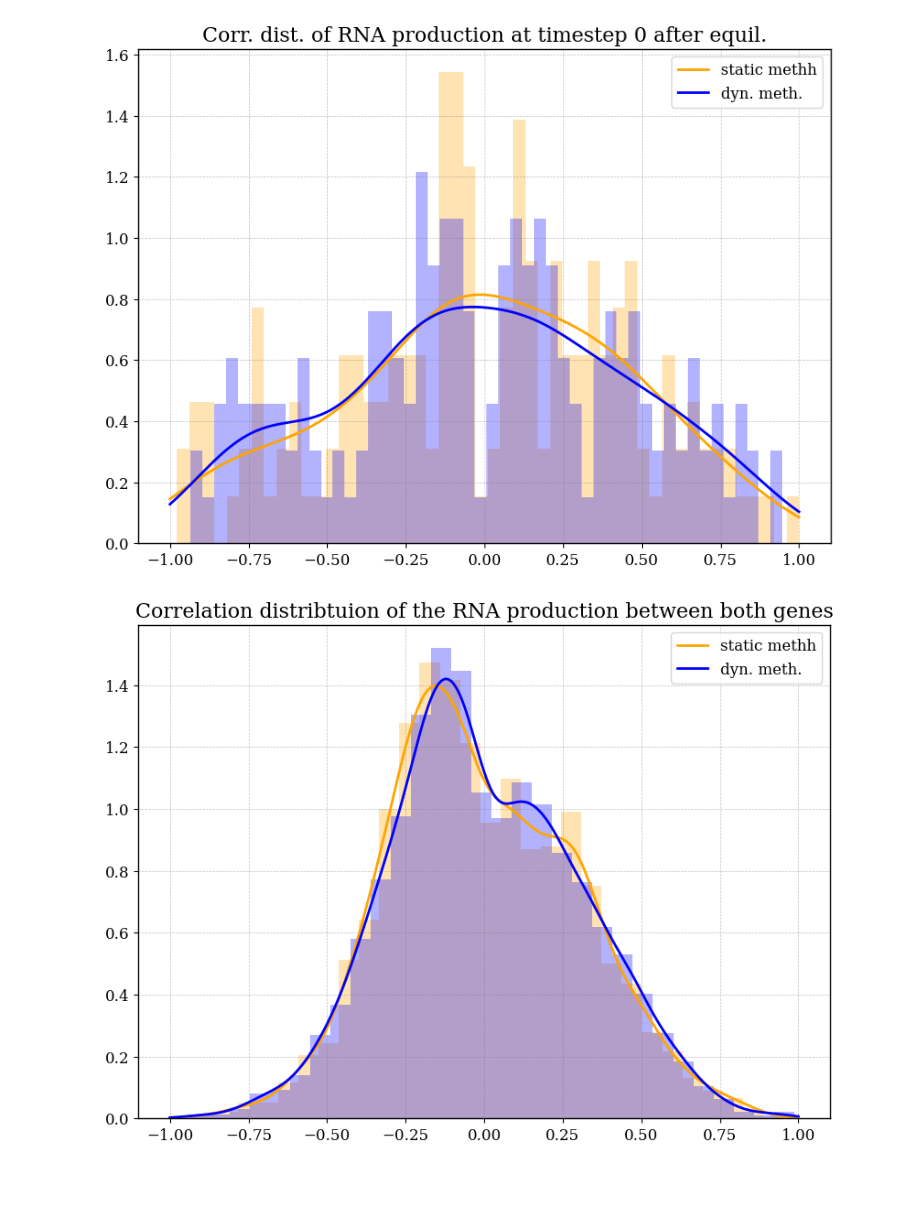
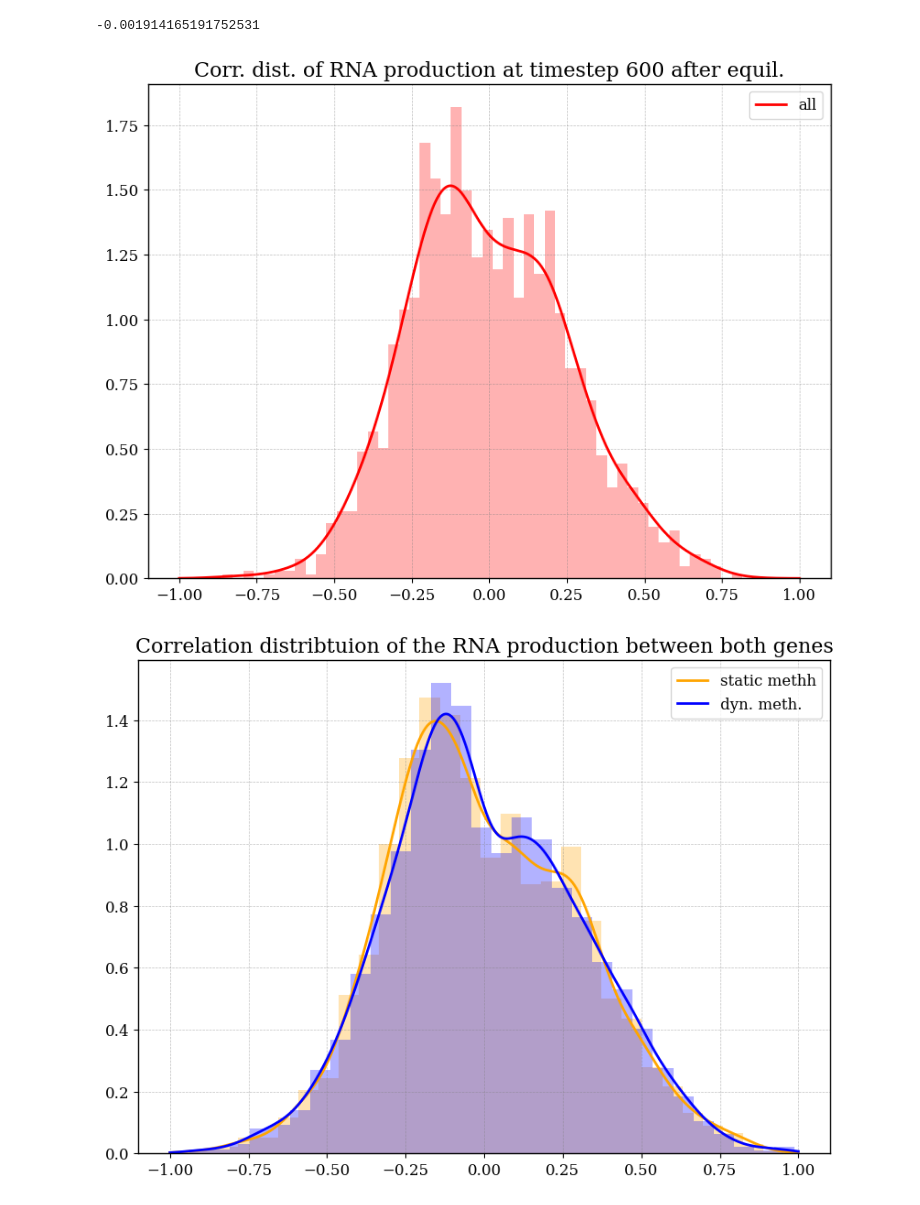
Before and after one commit to RicemanBoy/trafficRNA, a Jupyter notebook: trafficRNA.ipynb, the cells around one changed output. Cells and saved outputs as stored; diff of their text form; code cells hidden in the pictures.

Commit message:
get skewness to anti back, but avg corr still almost 0

```diff
--- a/trafficRNA.ipynb
+++ b/trafficRNA.ipynb
@@ -53,34 +53,41 @@ print(nice)
 # %%
 mod_corrx, mod_corrxm = corrx.T, corrxm.T
 
-time = 0
+time = 600
 
 corr1 = mod_corrx[:][time]
 corrm1 = mod_corrxm[:][time]
 
 corr1 = [i for i in corr1 if i != 100]
 corrm1 = [i for i in corrm1 if i != 100]
 
 hmm_corr1 = [i for i in corr1 if np.abs(i)>0]
 hmm_corrm1 = [i for i in corrm1 if np.abs(i)>0]
 
+print(np.mean(hmm_corr1+hmm_corrm1))
+
 kde = stats.gaussian_kde(hmm_corr1)
 
 kde_m = stats.gaussian_kde(hmm_corrm1)
 
 xx = np.linspace(-1,1, 1000)
 fig, ax = plt.subplots(figsize=(8,6))
 
-ax.hist(hmm_corr1, density=True, bins=50, alpha=0.3, color="orange")
-ax.hist(hmm_corrm1, density=True, bins=50, alpha=0.3, color="blue")
-ax.plot(xx, kde(xx), label="static methh", color="orange")
-ax.plot(xx, kde_m(xx), label="dyn. meth.", color="blue")
+# ax.hist(hmm_corr1, density=True, bins=50, alpha=0.3, color="orange")
+# ax.hist(hmm_corrm1, density=True, bins=50, alpha=0.3, color="blue")
+# ax.plot(xx, kde(xx), label="static meth", color="orange")
+# ax.plot(xx, kde_m(xx), label="dyn. meth.", color="blue")
+
+ax.hist(hmm_corr1+hmm_corrm1, density=True, bins=50, alpha=0.3, color="red")
+ax.plot(xx, (kde(xx)+kde_m(xx))/2, label="all", color="red")
+
 plt.legend()
 plt.title("Corr. dist. of RNA production at timestep {} after equil.".format(time))
 #plt.savefig("figures/corr11.png", dpi=300)
 plt.show()
 # %% [output]
+-0.001914165191752531
-[figure, old version]
+[figure, new version]
 # %%
 corrm1 = [i for i in corrm if ~np.isnan(i)]
 
```
Also changed, not shown: parts of 2 cells of this notebook, 1 other file.
